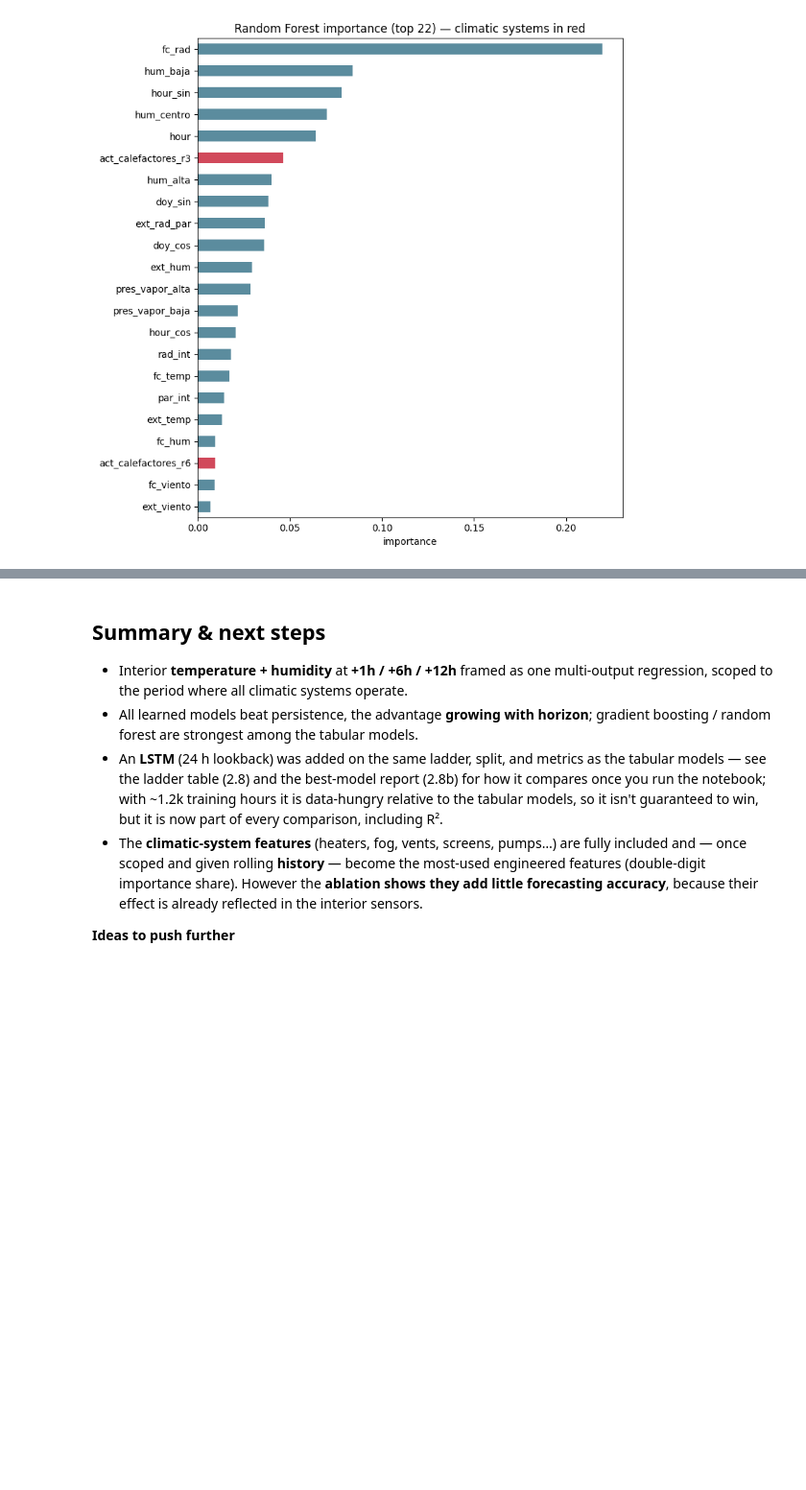
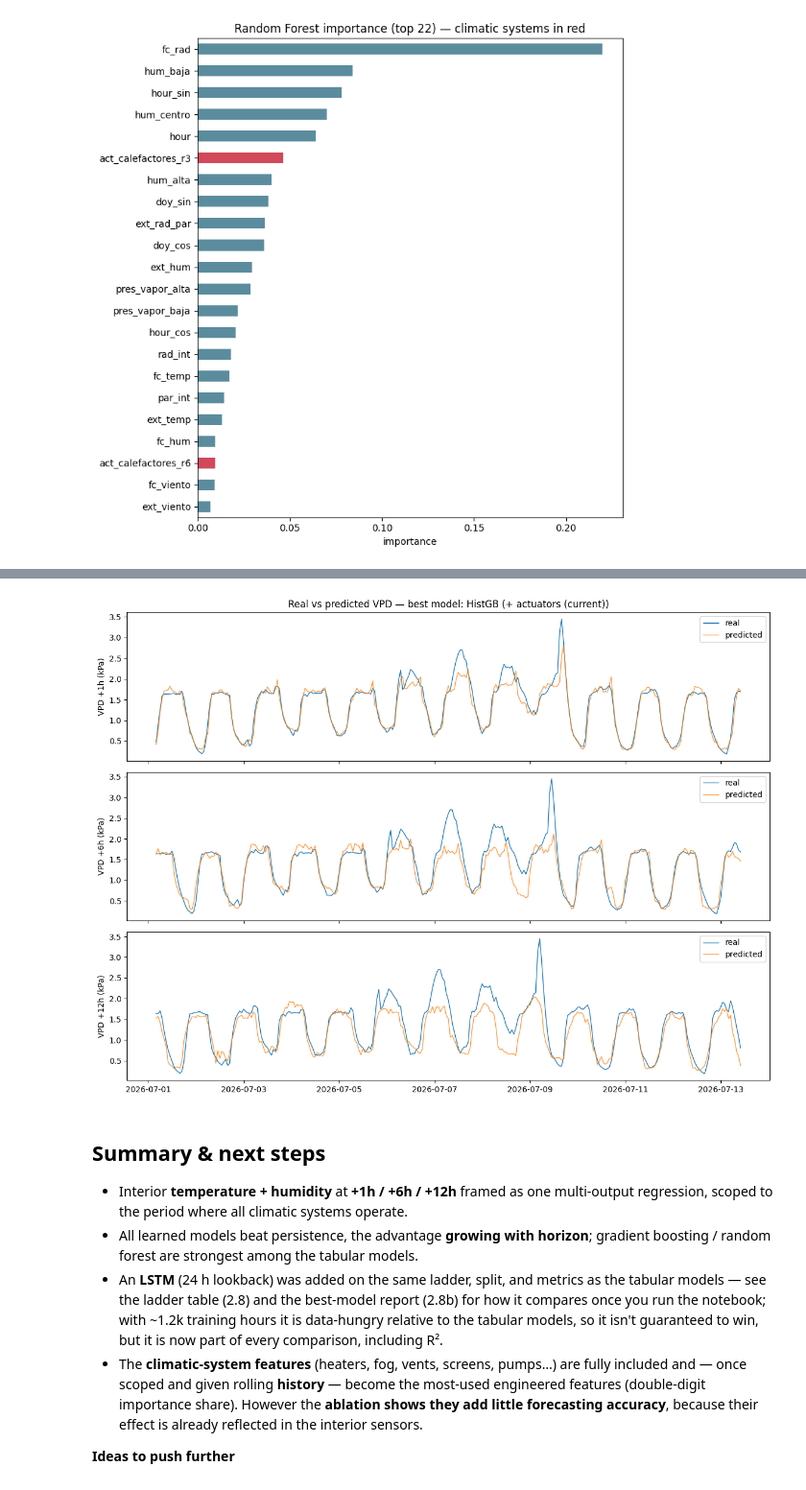
Before and after one commit to yuye188/Osiris-Greenhouse-UMU, a Jupyter notebook: 02. prediction models.ipynb, the cells around one changed output, grey strips where cells are left out. Shown at 96% size. Drawn from its saved outputs; the diff is of its cells as text; code cells hidden in the pictures; blank space fills up the shorter version.

```diff
--- a/02. prediction models.ipynb
+++ b/02. prediction models.ipynb
@@ -429,0 +466,19 @@ plt.xlabel("importance"); plt.tight_layout(); plt.show()
+# %%
+def vpd_kpa(temp_c, rh_pct):
+    """Vapour pressure deficit (kPa) from temperature (°C) and relative humidity (%), Tetens equation."""
+    es = 0.6108 * np.exp(17.27 * temp_c / (temp_c + 237.3))
+    return es * (1 - rh_pct / 100.0)
+
+horizons = (1, 6, 12)
+vpd_real = pd.DataFrame({h: vpd_kpa(y_test[f"temp_h{h}"], y_test[f"hum_h{h}"]) for h in horizons})
+vpd_best = pd.DataFrame({h: vpd_kpa(best_pred[f"temp_h{h}"], best_pred[f"hum_h{h}"]) for h in horizons})
+vpd_real.columns.name = vpd_best.columns.name = "horizon (h)"
+
+vpd_scores = pd.DataFrame({
+    "MAE":    {h: mean_absolute_error(vpd_real[h], vpd_best[h]) for h in horizons},
+    "CVRMSE": {h: cvrmse(vpd_real[h], vpd_best[h]) for h in horizons},
+    "R2":     {h: np.corrcoef(vpd_real[h], vpd_best[h])[0][1]**2 for h in horizons},
+})
+vpd_scores.index.name = "horizon (h)"
+print(f"VPD from best model: {best_key[0]} ({best_key[1]})  |  units: kPa for MAE, unitless for CVRMSE/R2")
+vpd_scores.round(3)
@@ -430,3 +492,13 @@ plt.xlabel("importance"); plt.tight_layout(); plt.show()
+# %%
+fig, axes = plt.subplots(len(horizons), 1, figsize=(12, 9), sharex=True)
+for ax, h in zip(axes, horizons):
+    ax.plot(test.index, vpd_real[h], label="real", lw=1)
+    ax.plot(test.index, vpd_best[h], label="predicted", lw=1, alpha=0.8)
+    ax.set_ylabel(f"VPD +{h}h (kPa)"); ax.legend(loc="upper right")
+axes[0].set_title(f"Real vs predicted VPD — best model: {best_key[0]} ({best_key[1]})")
+plt.tight_layout(); plt.show()
+# %% [output]
+[figure, added]
 # %% [markdown]
 ## Summary & next steps
 
```
Also changed, not shown: parts of 5 cells of this notebook, 46 other files.
